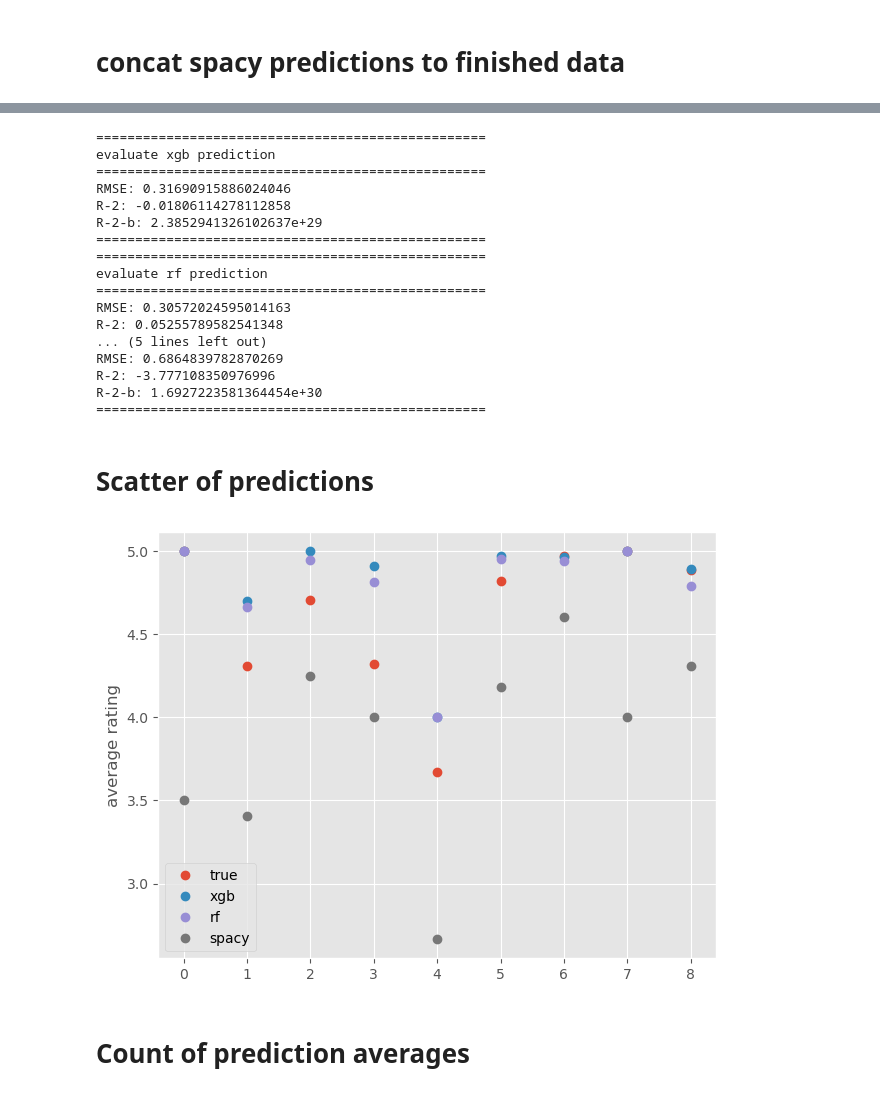
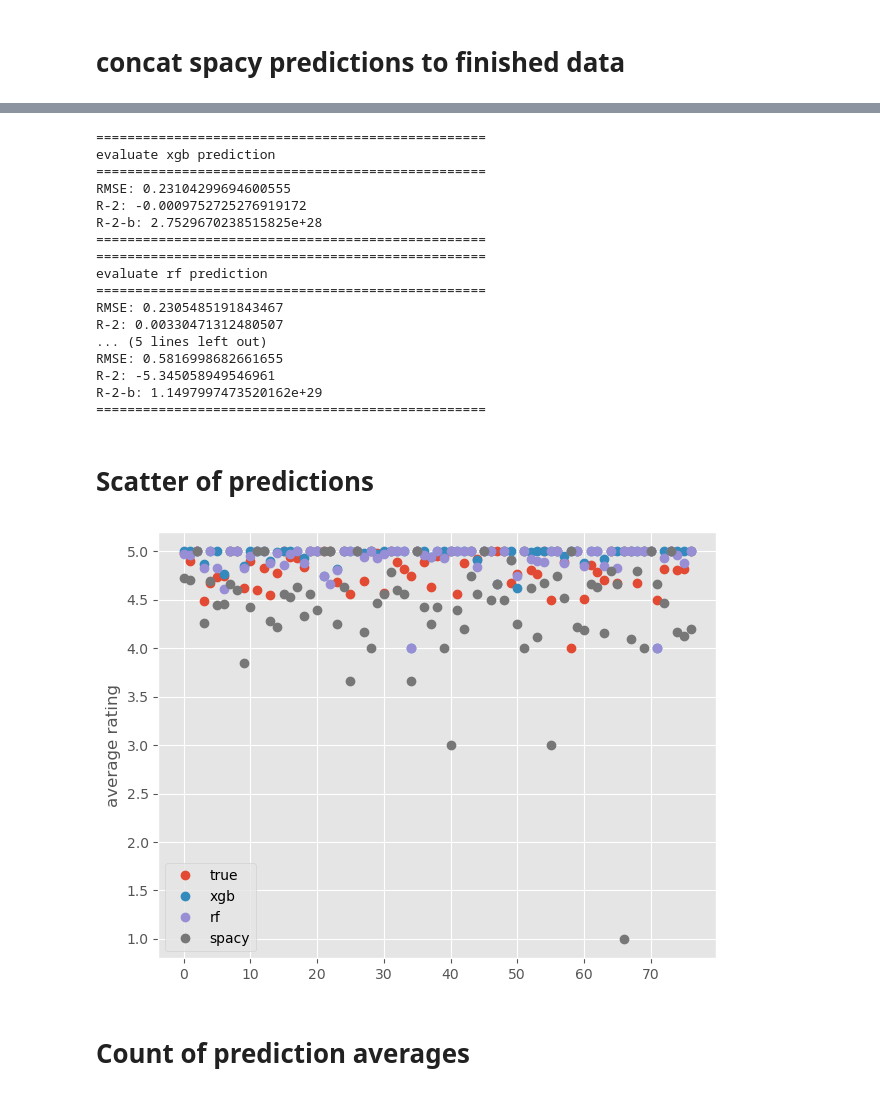
Before and after one commit to julianstar88/Data_Analytics, a Jupyter notebook: Jupyter notebooks/spacy_predict_ratings.ipynb, the cells around one changed output, grey strips where cells are left out. Cells and saved outputs as stored; diff of their text form; code cells hidden in the pictures.

Commit message:
update data analysis

```diff
--- a/Jupyter notebooks/spacy_predict_ratings.ipynb
+++ b/Jupyter notebooks/spacy_predict_ratings.ipynb
@@ -11,10 +11,10 @@ ic.configureOutput(includeContext=True)
 # %% [markdown]
 # Setup
 # %%
-reviews_path_1 = pl.Path(r"..\data\cities\reviews_Rotterdam_en.csv.gz")
-# reviews_path_2 = pl.Path(r"..\data\cities\reviews_Amsterdam_en_2.csv.gz")
-listings_path = pl.Path(r"..\data\cities\processed\listings_Rotterdam_processed.csv")
-finished_path = pl.Path(r"..\data\cities\finished\listings_Rotterdam_finished.csv")
+reviews_path_1 = pl.Path(r"..\data\cities\reviews_Amsterdam_en_1.csv.gz")
+reviews_path_2 = pl.Path(r"..\data\cities\reviews_Amsterdam_en_2.csv.gz")
+listings_path = pl.Path(r"..\data\cities\processed\listings_Amsterdam_processed.csv")
+finished_path = pl.Path(r"..\data\cities\finished\listings_Amsterdam_finished.csv")
 output_path = finished_path.parent / f"{finished_path.stem}_spacy.csv"
 nlp = spacy.load(r"..\spacy_model\model-best")
 ic("paths loaded!")
@@ -31,10 +31,9 @@ def load_data(path: pl.Path | str, compression: None | str = None) -> pd.DataFra
     else:
         return pd.read_csv(path)
 
-# review_data_1 = load_data(reviews_path_1, "gzip")
-# review_data_2 = load_data(reviews_path_2, "gzip")
-# review_data = pd.concat([review_data_1, review_data_2])
-review_data = load_data(reviews_path_1)
+review_data_1 = load_data(reviews_path_1, "gzip")
+review_data_2 = load_data(reviews_path_2, "gzip")
+review_data = pd.concat([review_data_1, review_data_2])
 
 listings_data = load_data(listings_path)
 finished_data = load_data(finished_path)
@@ -107,8 +106,11 @@ rows_finished = finished_data.shape[0]
 rows_predicted = listings_combined.shape[0]
 if rows_finished == rows_predicted:
     finished_data["spacy_predict_avg"] = listings_combined["spacy_rating"].apply(lambda x: x)
-    finished_data.to_csv(output_path, mode="w")
-    ic(f"wrote file to {output_path}")
+    if not output_path.exists():
+        finished_data.to_csv(output_path, mode="w")
+        ic(f"wrote file to {output_path}")
+    else:
+        ic(f"file '{output_path.stem}' already exists")
 else:
     ic("cant concat dataframes; unequal row counts")
     ic(f"rows finished_dataset: {rows_finished} -- rows predicted_dataset: {rows_predicted}")
@@ -139,7 +140,7 @@ def r_2(true_vals: np.ndarray, predicted_vals: np.ndarray) -> float:
     return 1 - (SSres / SStot)
 
 def r_2_b(true_vals: np.ndarray, predicted_vals: np.ndarray) -> float:
-    SQE = np.square(np.sum(predicted_vals - np.mean(true_vals)))
+    SQE = np.square(np.sum(predicted_vals - np.mean(predict_eval)))
     SQT = np.square(np.sum(true_vals - np.mean(true_vals)))
     return SQE / SQT
 
@@ -167,39 +168,41 @@ print_eval(true_vals, spacy_prediction, "evaluate spacy prediction")
 ==================================================
 evaluate xgb prediction
 ==================================================
-RMSE: 0.31690915886024046
-R-2: -0.01806114278112858
-R-2-b: 2.3852941326102637e+29
+RMSE: 0.23104299694600555
+R-2: -0.0009752725276919172
+R-2-b: 2.7529670238515825e+28
 ==================================================
 ==================================================
 evaluate rf prediction
 ==================================================
-RMSE: 0.30572024595014163
-R-2: 0.05255789582541348
+RMSE: 0.2305485191843467
+R-2: 0.00330471312480507
 ... (5 lines left out)
-RMSE: 0.6864839782870269
-R-2: -3.777108350976996
-R-2-b: 1.6927223581364454e+30
+RMSE: 0.5816998682661655
+R-2: -5.345058949546961
+R-2-b: 1.1497997473520162e+29
 ==================================================
 # %% [markdown]
 # Scatter of predictions
 # %%
 true_vals = predict_eval["review_scores_rating"].sample(frac=0.01, axis=0, random_state=1)
 xgb_vals = predict_eval["xgb_predict_avg"].sample(frac=0.01, axis=0, random_state=1)
 rf_vals = predict_eval["rf_predict_avg"].sample(frac=0.01, axis=0, random_state=1)
 spacy_vals = predict_eval["spacy_predict_avg"].sample(frac=0.01, axis=0, random_state=1)
+
 x_axis = range(true_vals.shape[0])
 fig, ax = plt.subplots()
 ax.plot(x_axis, true_vals, marker="o", ls="", label="true")
 ax.plot(x_axis, xgb_vals, marker="o", ls="", label="xgb")
 ax.plot(x_axis, rf_vals, marker="o", ls="", label="rf")
 ax.plot(x_axis, spacy_vals, marker="o", ls="", label="spacy")
 ax.set_ylabel("average rating")
 ax.legend()
+fig.suptitle(f"{output_path.stem}")
 fig.tight_layout()
 plt.show()
 # %% [output]
-[figure, old version]
+[figure, new version]
 # %% [markdown]
 # Count of prediction averages
 # %%
```
Also changed, not shown: parts of 6 cells of this notebook, 4 other files.
